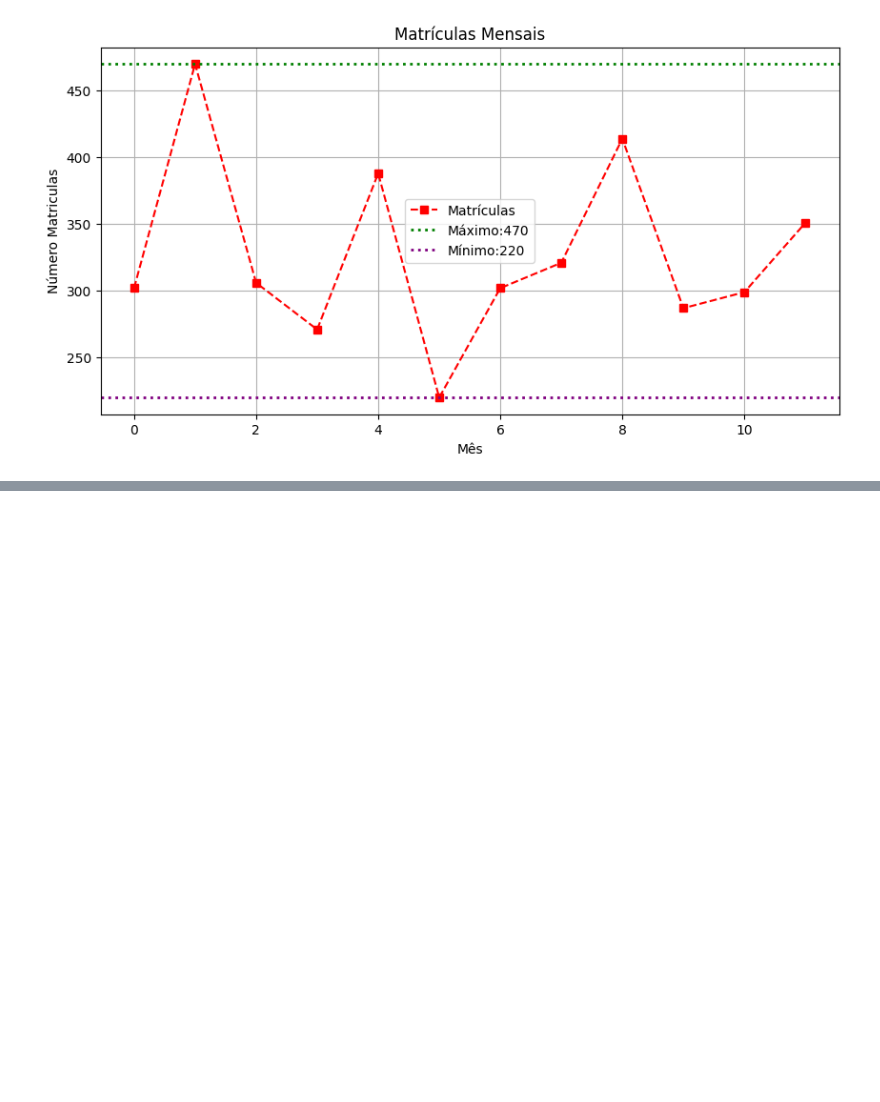
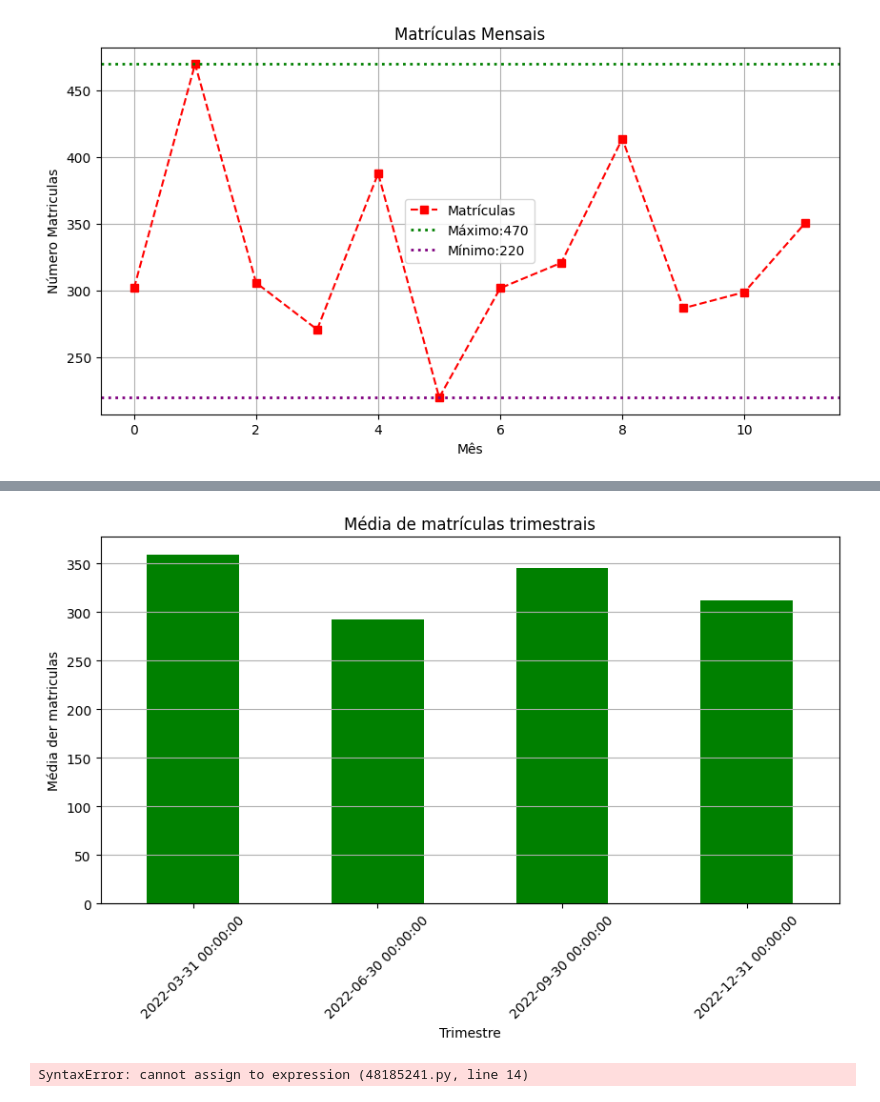
Before and after one commit to Mikhailcherniev/DataFrameSeries, a Jupyter notebook: exercicioAnalise.ipynb, the cells around one changed output, grey strips where cells are left out. Saved outputs shown, nothing was run; the diff lists cells and outputs as text; code cells hidden in the pictures; blank space fills up the shorter version.

```diff
--- a/exercicioAnalise.ipynb
+++ b/exercicioAnalise.ipynb
@@ -55,0 +107,31 @@ plt.show()
+# %%
+plt.figure(figsize=(10,5))
+media_trimestral.plot(kind='bar', color='green')
+plt.title("Média de matrículas trimestrais")
+plt.xlabel("Trimestre")
+plt.ylabel("Média der matriculas")
+plt.xticks(rotation=45)
+plt.grid(axis='y')
+plt.show()
+# %% [output]
+[figure, added]
+# %%
+#desvio simples
+
+#passo 1. calcua a media
+#passo 2. calcula o desvio em relacao a media
+
+JAN - 340
+FEV - 345
+MAR - 355
+ABR - 600
+
+MEDIA = 410
+
+DESVI0
+JAN = 340-410 = -70
+FEV = 345-410 = -65
+MAR = 355-410 = -55
+ABR = 600-410 = 190
+# %% [output]
+SyntaxError: cannot assign to expression (48185241.py, line 14)
```
Also changed, not shown: parts of 9 cells of this notebook, 2 other files.
